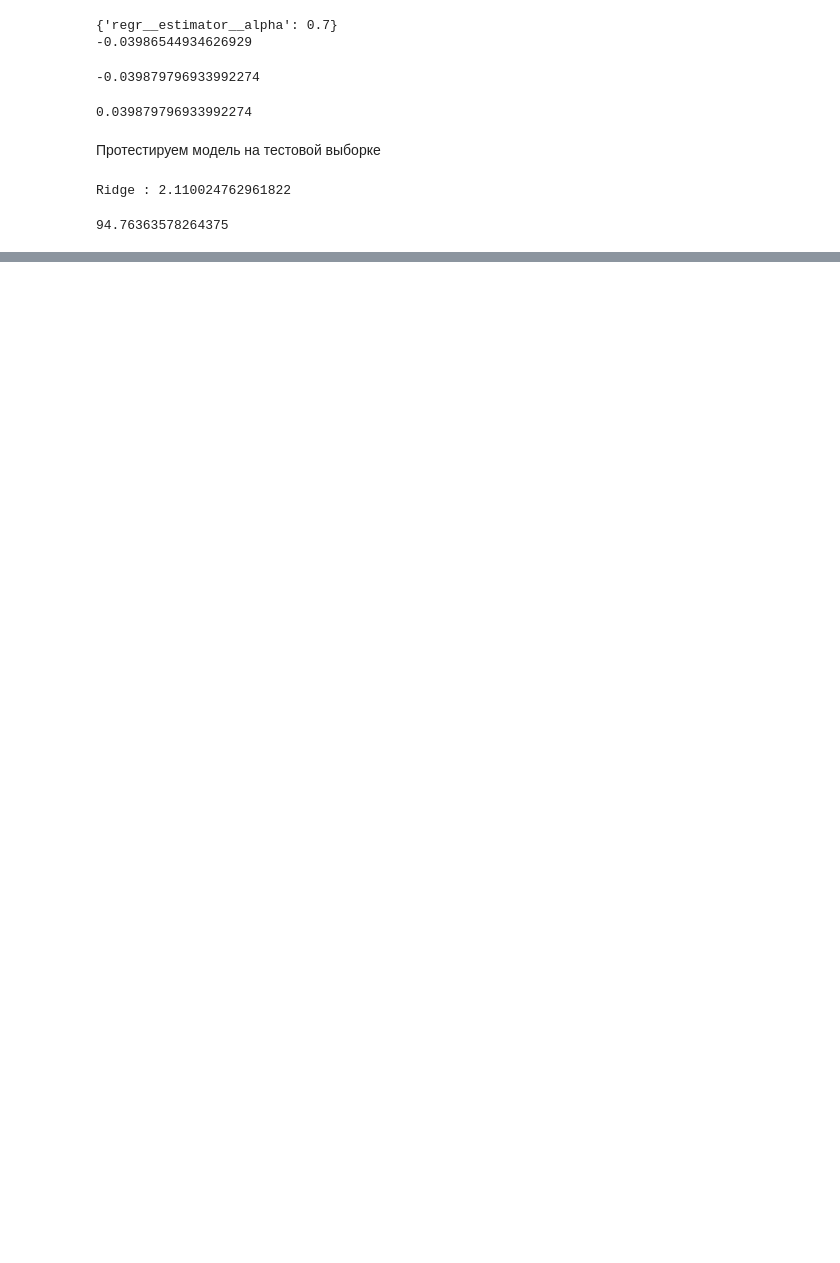
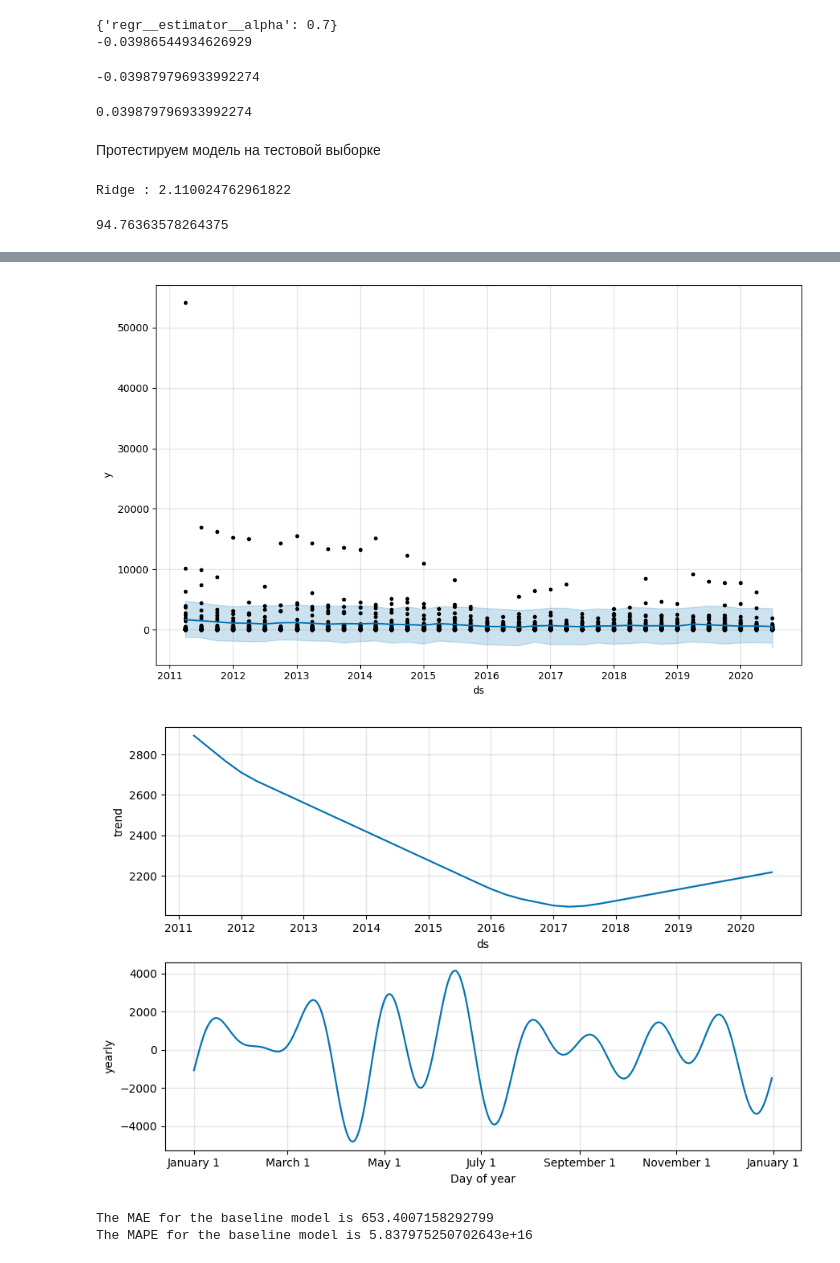
Before and after one commit to igorlaryush/CMF-reporting-forecasting, a Jupyter notebook: notebooks/baseline.ipynb, the cells around one changed output, grey strips where cells are left out. Drawn from its saved outputs; the diff is of its cells as text; code cells hidden in the pictures; blank space fills up the shorter version.

```diff
--- a/notebooks/baseline.ipynb
+++ b/notebooks/baseline.ipynb
@@ -322,0 +295,16 @@ mean_squared_error(pipe.predict(test_df[feature_columns]), test_df[target_column
+# %%
+def df_to_prophet(x, y):
+    data = x.copy()
+    data['y'] = y['Revenue_0'].copy()
+    data = data.reset_index()
+    data = data.rename(columns={'index': 'ds'})
+    return data
+# %%
+model_baseline = Prophet()
+model_baseline.fit(df_to_prophet(X_train, y_train))
+future_baseline = model_baseline.make_future_dataframe(periods=1)
+forecast_baseline = model_baseline.predict(future_baseline)
+model_baseline.plot(forecast_baseline)
+model_baseline.plot_components(forecast_baseline)
+print('')
+# %% [output]
@@ -322,0 +313,18 @@ mean_squared_error(pipe.predict(test_df[feature_columns]), test_df[target_column
+[figure, added]
+[figure, added]
+# %%
+from sklearn.metrics import mean_absolute_error, mean_absolute_percentage_error
+
+performance_baseline = pd.merge(
+    df_to_prophet(X_train, y_train), forecast_baseline[['ds', 'yhat', 'yhat_lower', 'yhat_upper']][-16:], on='ds')
+
+performance_baseline_MAE = mean_absolute_error(
+    performance_baseline['y'], performance_baseline['yhat'])
+print(f'The MAE for the baseline model is {performance_baseline_MAE}')
+
+performance_baseline_MAPE = mean_absolute_percentage_error(
+    performance_baseline['y'], performance_baseline['yhat'])
+print(f'The MAPE for the baseline model is {performance_baseline_MAPE}')
+# %% [output]
+The MAE for the baseline model is 653.4007158292799
+The MAPE for the baseline model is 5.837975250702643e+16
```
Also changed, not shown: parts of 7 cells of this notebook, 1 other file.
